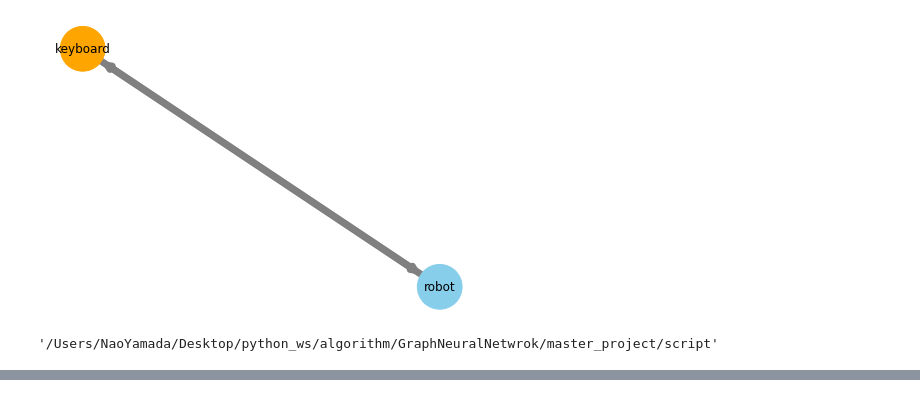
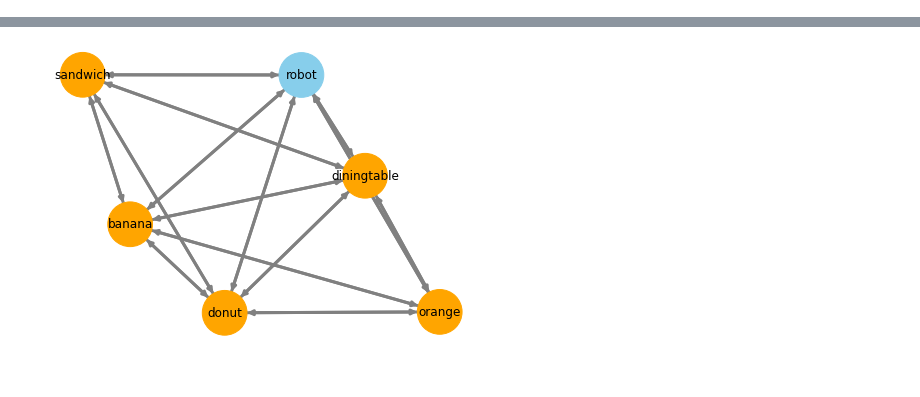
Before and after one commit to Nao-Y1996/master_project, a Jupyter notebook: script/SI_analize.ipynb, the cells around one changed output, grey strips where cells are left out. Saved outputs shown, nothing was run; the diff lists cells and outputs as text; code cells hidden in the pictures.

Commit message:
update graph_converter & SI_analize

```diff
--- a/script/SI_analize.ipynb
+++ b/script/SI_analize.ipynb
@@ -1,18 +1,33 @@
 # %%
 
-from graph_converter import visualize_graph
-from graphDatasetCreater import csv2graphDataset
+from graph_converter import graph_utilitys
 import csv
 import os
+import numpy as np
 import matplotlib.pyplot as plt
-experiment_date ='sample_data'
-base_dir = os.path.abspath('')+'/experiment_data/' + experiment_date
-csv_path_list = {0:base_dir+'/position_data/test.csv'}
-datasets,obj_name_set = csv2graphDataset(csv_path_list,include_names=True)
+
+
+base_dir = os.path.abspath('')+'/experiment_data/SI'
+csv_path_list = {0:base_dir+'/position_data/all_data.csv'}
+datasets, obj_name_set = graph_util.csv2graphDataset(csv_path_list, include_names=True)
 save_dir = base_dir +'/images/'
 
+
+with open(base_dir+'/position_data/test_probability.csv') as f:
+    reader = csv.reader(f)
+    probabilitys = [[float(p) for p in row] for row in reader]
+print(np.shape(probabilitys))
 for i, (graph, names) in enumerate(zip(datasets,obj_name_set)):
+    save_dir = base_dir + '/result/'+str(np.argmax(probabilitys[i]))
     plt.close()
-    visualize_graph(graph, node_labels=names, save_graph_name=save_dir+str(i)+'_graph.png', show_graph=False)
+    plt.tight_layout()
+    height = np.round(probabilitys[i], decimals=5)*100
+    left = ['1', '2', '3', '4']
+    plt.bar(left, height)
+    plt.ylim(0, 100)
+    plt.title(str(np.round(probabilitys[i], decimals=5)*100))
+    plt.savefig(save_dir+'/'+str(i)+'_probability.png', facecolor="azure")
+    plt.close()
+
+    visualize_graph(graph, node_labels=names, save_graph_name=save_dir+'/'+str(i)+'_graph.png', show_graph=False)
+    plt.close()
-# %% [output]
-[figure, removed]
@@ -19,4 +118,36 @@ for i, (graph, names) in enumerate(zip(datasets,obj_name_set)):
 # %%
 os.path.abspath('')
+df[1000:1100]
-# %% [output]
-'/Users/NaoYamada/Desktop/python_ws/algorithm/GraphNeuralNetwrok/master_project/script'
+# %%
+
+from graph_converter import graph_utilitys
+import csv
+import os
+import numpy as np
+import matplotlib.pyplot as plt
+import fasttext
+
+model_path =  os.path.abspath('') +'/w2v_model/cc.en.300.bin'
+ft = fasttext.load_model(model_path)
+graph_util = graph_utilitys(fasttext_model=ft)
+
+base_dir = os.path.abspath('')+'/experiment_data/SI'
+csv_path_list = {0:base_dir+'/position_data/work.csv',
+                 1:base_dir+'/position_data/meal_and_working_tools.csv',
+                 2:base_dir+'/position_data/meal_while_working.csv',
+                 3:base_dir+'/position_data/meal.csv'}
+for label, file in csv_path_list.items():
+    with open(file) as f:
+        csv_file = csv.reader(f)
+        positions_data = [[float(v) for v in row] for row in csv_file]
+
+    save_dir = file.replace('.csv', '')
+    os.mkdir(save_dir)
+
+    for i, position_data in enumerate(positions_data):
+        plt.close()
+        graph, obj_names = graph_util.convertData2graph(position_data, label=label, include_names=True)
+        graph_util.visualize_graph(graph, node_labels=obj_names, save_graph_name=save_dir+'/'+str(i)+'.png', show_graph=False)
+        # 分類
+        # result = np.argmax(cf.classificate(graph))
+# %% [output]
@@ -22,0 +155 @@ os.path.abspath('')
+[figure, added]
```
Also changed, not shown: parts of 2 cells of this notebook, 10 other files.
